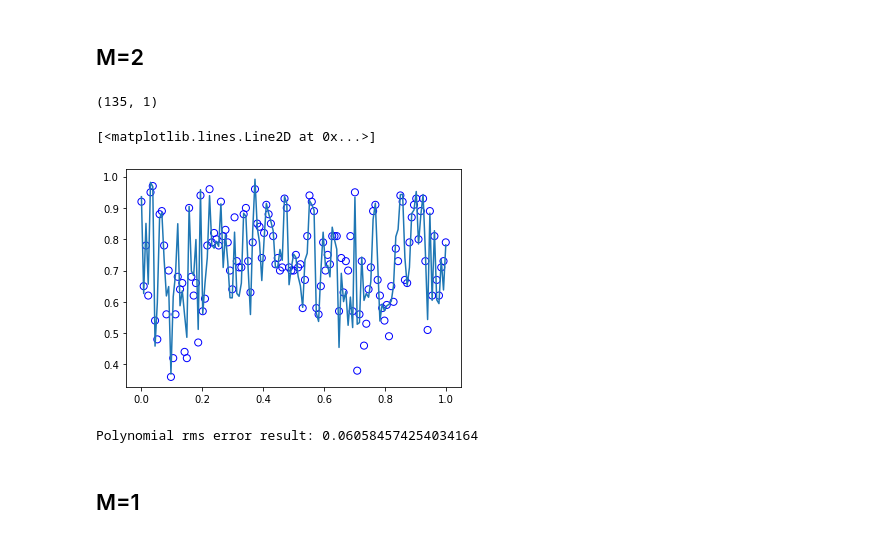
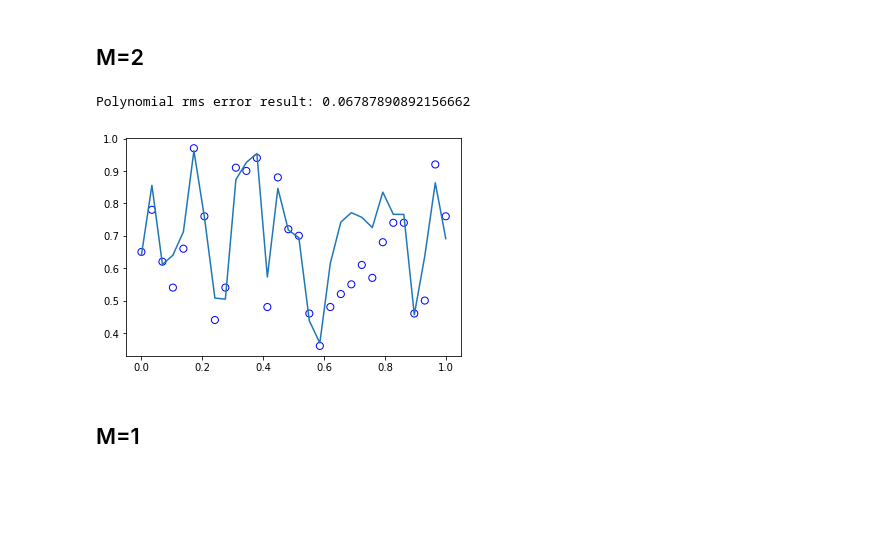
Before and after one commit to RozenAstrayChen/ML_Course, a Jupyter notebook: H1/hw1-2.ipynb, the cells around one changed output. Cells and saved outputs as stored; diff of their text form; code cells hidden in the pictures; blank space fills up the shorter version.

```diff
--- a/H1/hw1-2.ipynb
+++ b/H1/hw1-2.ipynb
@@ -76,16 +78,24 @@ list_x = np.linspace(0, 1, test.shape[0])
-# %%
-y_test.shape
-# %% [output]
-(135, 1)
-# %%
-plt.scatter(list_x, y_test, facecolor="none", edgecolor="b", s=50, label="training data")
-plt.plot(list_x, y_pred)
-# %% [output]
-[<matplotlib.lines.Line2D at 0x...>]
-[figure, removed]
-# %%
-print('Polynomial rms error result:', rmse(y_test, y_pred))
-# %% [output]
-Polynomial rms error result: 0.060584574254034164
+# %%
+X_train = train[input].to_numpy()
+X_test = test[input].to_numpy()
+y_train = train[ans].to_numpy()
+y_test = test[ans].to_numpy()
+
+feature = PolynomialFeature(2)
+X_train = feature.transform(X_train)
+X_test = feature.transform(X_test)
+
+model = LinearRegression2(n_iterations=5000)
+model.fit(X_train, y_train)
+
+y_pred = model.predict(X_test)
+list_x = np.linspace(0, 1, 30)
+
+plt.scatter(list_x, y_test[:30], facecolor="none", edgecolor="b", s=50, label="training data")
+plt.plot(list_x, y_pred[:30])
+print('Polynomial rms error result:', rmse(y_test, y_pred))
+# %% [output]
+Polynomial rms error result: 0.06787890892156662
+[figure, added]
 # %% [markdown]
 ## M=1
```
Also changed, not shown: parts of 43 cells of this notebook, 14 other files.
